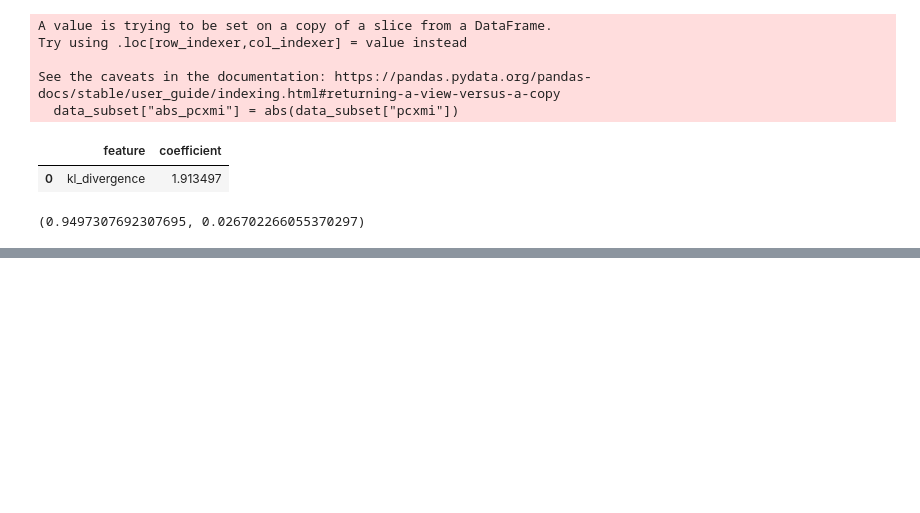
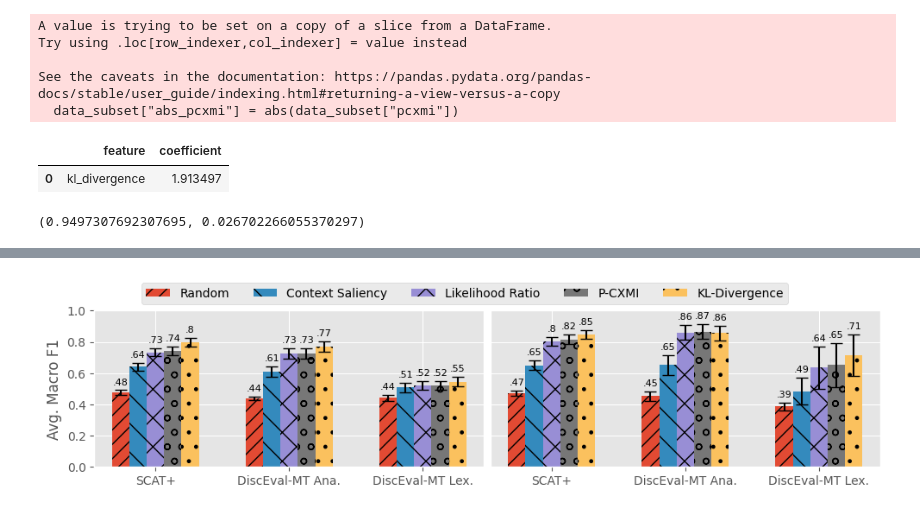
Before and after one commit to gsarti/pecore, a Jupyter notebook: notebooks/analysis.ipynb, the cells around one changed output, grey strips where cells are left out. Saved outputs shown, nothing was run; the diff lists cells and outputs as text; code cells hidden in the pictures; blank space fills up the shorter version.

```diff
--- a/notebooks/analysis.ipynb
+++ b/notebooks/analysis.ipynb
@@ -508,0 +1283,4 @@ KeyboardInterrupt:
+# %%
+plot_scores_per_model("marian-big-scat-target", ["all", "flipped"])
+# %% [output]
+[figure, added]
```
Also changed, not shown: parts of 32 cells of this notebook, 30 other files.
